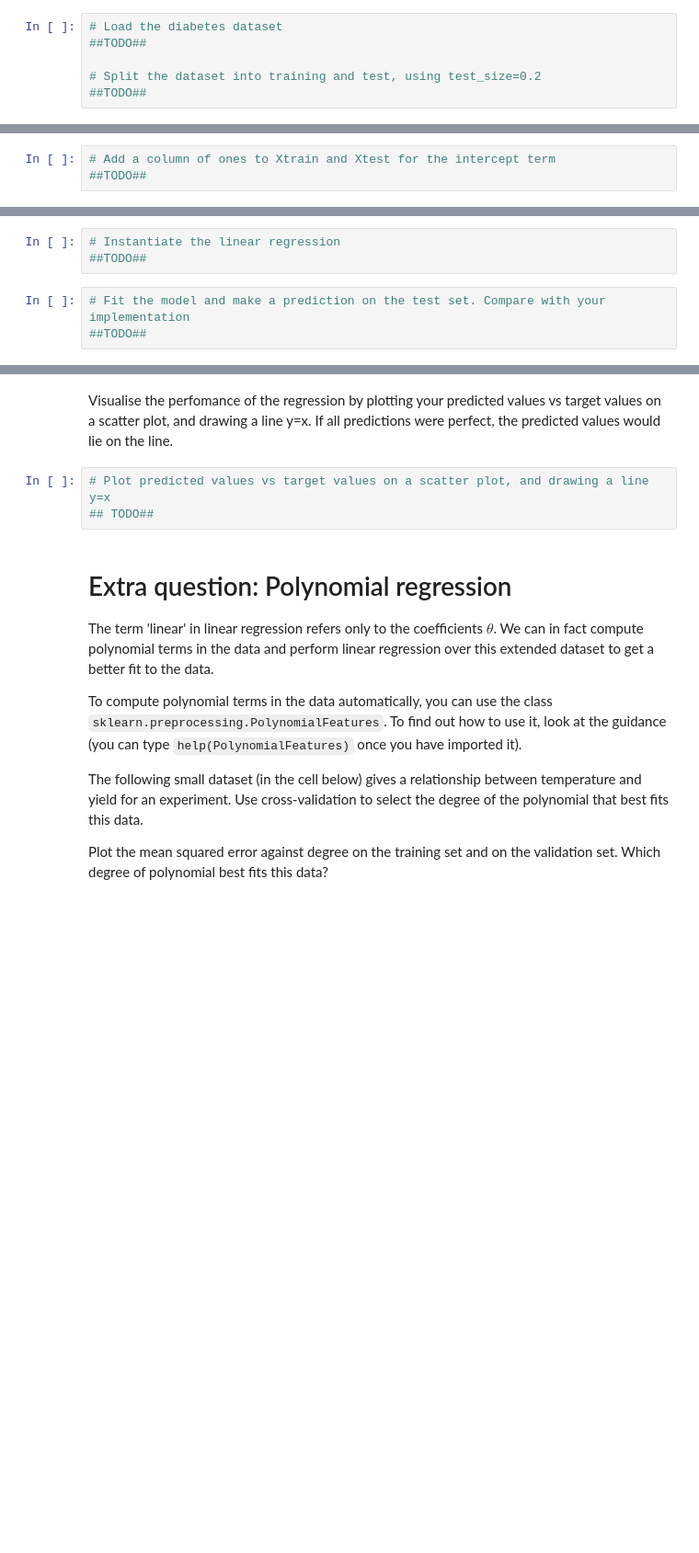
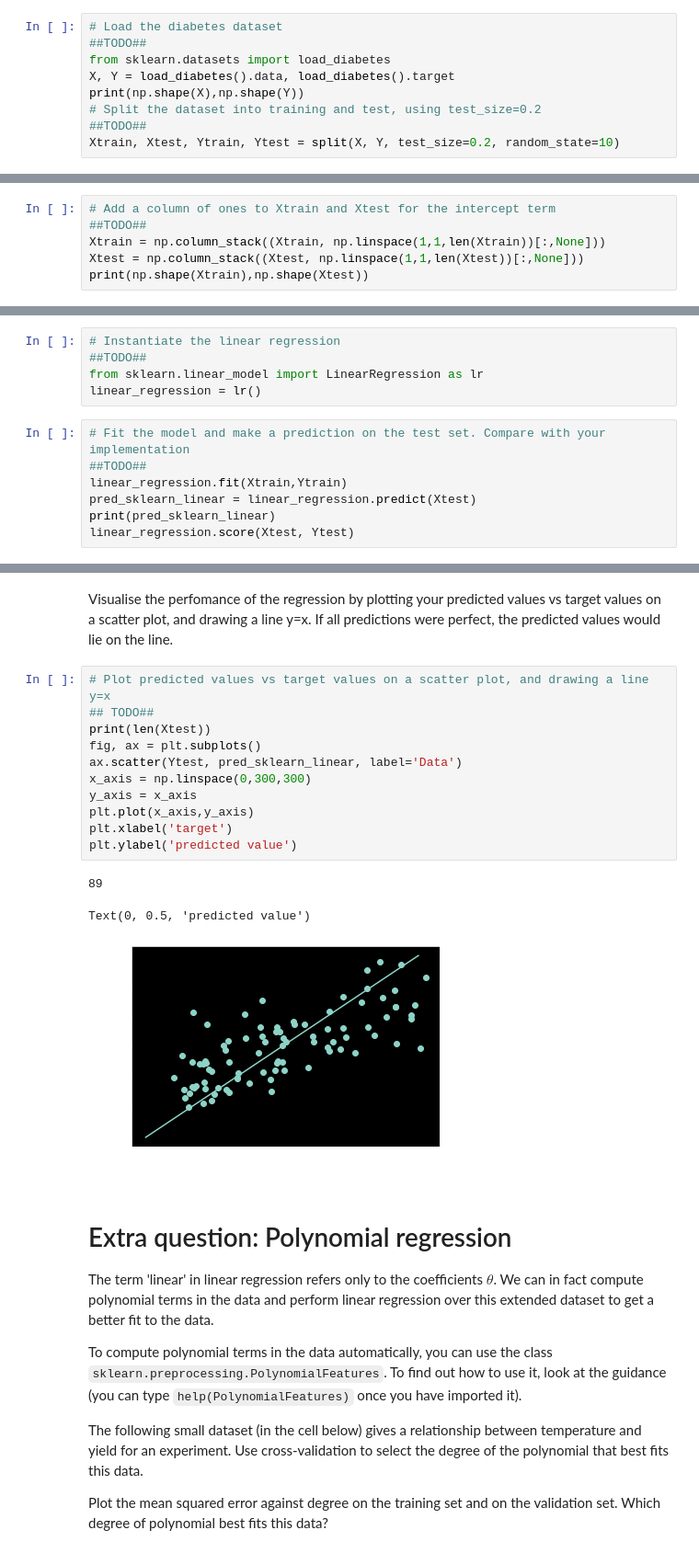
Before and after one commit to Raynham/Introduction-to-AI, a Jupyter notebook: week2/Worksheet 2 Week 14.ipynb, the cells around one changed output, grey strips where cells are left out. Shown at 92% size. Cells and saved outputs as stored; diff of their text form; blank space fills up the shorter version.

```diff
--- a/week2/Worksheet 2 Week 14.ipynb
+++ b/week2/Worksheet 2 Week 14.ipynb
@@ -434,6 +504,9 @@ from sklearn.metrics import mean_squared_error, r2_score
 # %%
 # Load the diabetes dataset
 ##TODO##
-
+from sklearn.datasets import load_diabetes
+X, Y = load_diabetes().data, load_diabetes().target
+print(np.shape(X),np.shape(Y))
 # Split the dataset into training and test, using test_size=0.2
 ##TODO##
+Xtrain, Xtest, Ytrain, Ytest = split(X, Y, test_size=0.2, random_state=10)
@@ -440,3 +515,6 @@ from sklearn.metrics import mean_squared_error, r2_score
 # %%
 # Add a column of ones to Xtrain and Xtest for the intercept term
 ##TODO##
+Xtrain = np.column_stack((Xtrain, np.linspace(1,1,len(Xtrain))[:,None]))
+Xtest = np.column_stack((Xtest, np.linspace(1,1,len(Xtest))[:,None]))
+print(np.shape(Xtrain),np.shape(Xtest))
@@ -458,6 +590,12 @@ Compare your results with the built in function `sklearn.linear_model.LinearRegr
 # %%
 # Instantiate the linear regression
 ##TODO##
+from sklearn.linear_model import LinearRegression as lr
+linear_regression = lr()
 # %%
 # Fit the model and make a prediction on the test set. Compare with your implementation
 ##TODO##
+linear_regression.fit(Xtrain,Ytrain)
+pred_sklearn_linear = linear_regression.predict(Xtest)
+print(pred_sklearn_linear)
+linear_regression.score(Xtest, Ytest)
@@ -466,6 +624,18 @@ Visualise the perfomance of the regression by plotting your predicted values vs
 # %%
 # Plot predicted values vs target values on a scatter plot, and drawing a line y=x
 ## TODO##
+print(len(Xtest))
+fig, ax = plt.subplots()
+ax.scatter(Ytest, pred_sklearn_linear, label='Data')
+x_axis = np.linspace(0,300,300)
+y_axis = x_axis
+plt.plot(x_axis,y_axis)
+plt.xlabel('target')
+plt.ylabel('predicted value')
+# %% [output]
+89
+Text(0, 0.5, 'predicted value')
+[figure, added]
 # %% [markdown]
 # Extra question: Polynomial regression
 The term 'linear' in linear regression refers only to the coefficients $\theta$. We can in fact compute polynomial terms in the data and perform linear regression over this extended dataset to get a better fit to the data.
```
Also changed, not shown: parts of 22 cells of this notebook, 1 other file.
